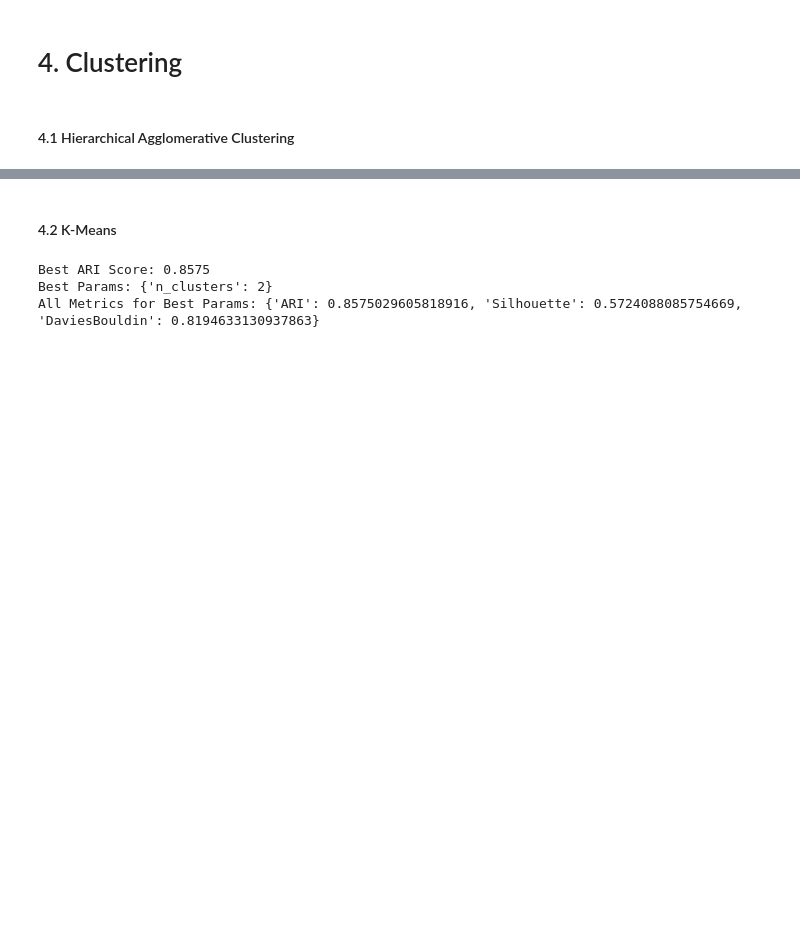
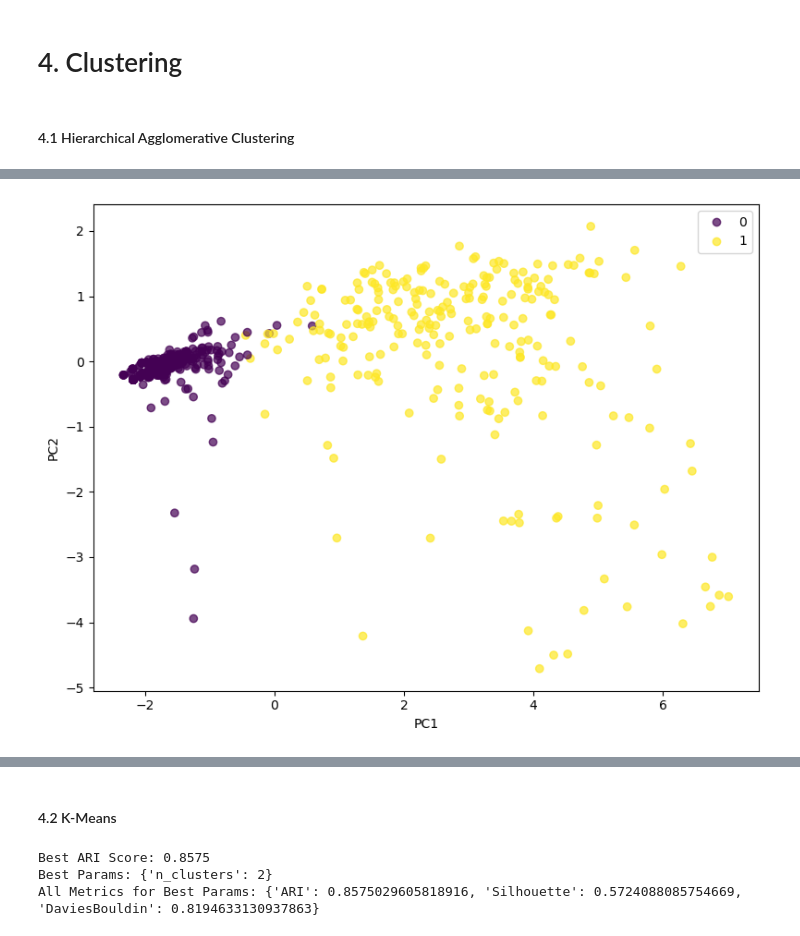
Before and after one commit to alvin-98/MLiS_Term_Project, a Jupyter notebook: ournotebook.ipynb, the cells around one changed output, grey strips where cells are left out. Saved outputs shown, nothing was run; the diff lists cells and outputs as text; code cells hidden in the pictures; blank space fills up the shorter version.

```diff
--- a/ournotebook.ipynb
+++ b/ournotebook.ipynb
@@ -440,0 +459,27 @@ evaluate_clustering(X_scaled, hac.labels_, classes)
+# %%
+hac = HAC(linkage='complete', n_clusters=2, metric='cosine')
+hac.fit(X_scaled)
+
+hac_labels = hac.labels_
+
+plt.figure(figsize=(8, 6))
+
+scatter = plt.scatter(
+    X_pca[:, 0],
+    X_pca[:, 1],
+    c=hac_labels,
+    cmap='viridis',
+    alpha=0.7
+)
+
+handles, _ = scatter.legend_elements()
+labels = ["Cluster 0", "Cluster 1"]
+
+plt.legend(handles, labels, loc="best")
+
+plt.xlabel("PC1")
+plt.ylabel("PC2")
+plt.tight_layout()
+plt.show()
+# %% [output]
+[figure, added]
```
Also changed, not shown: parts of 6 cells of this notebook.
